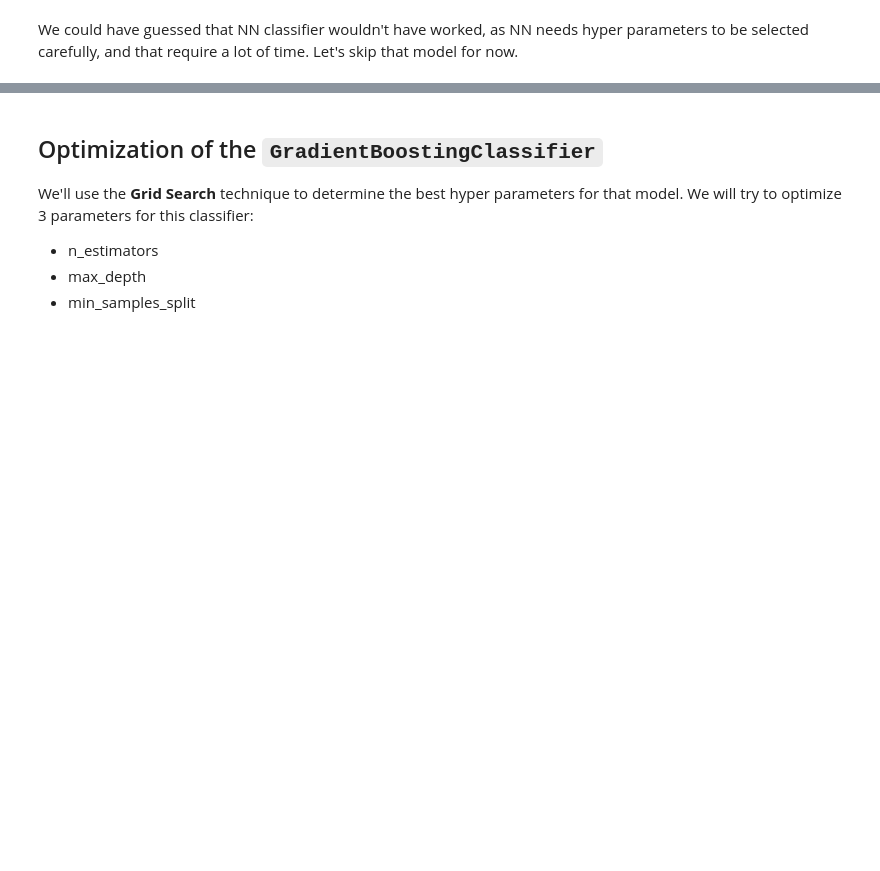
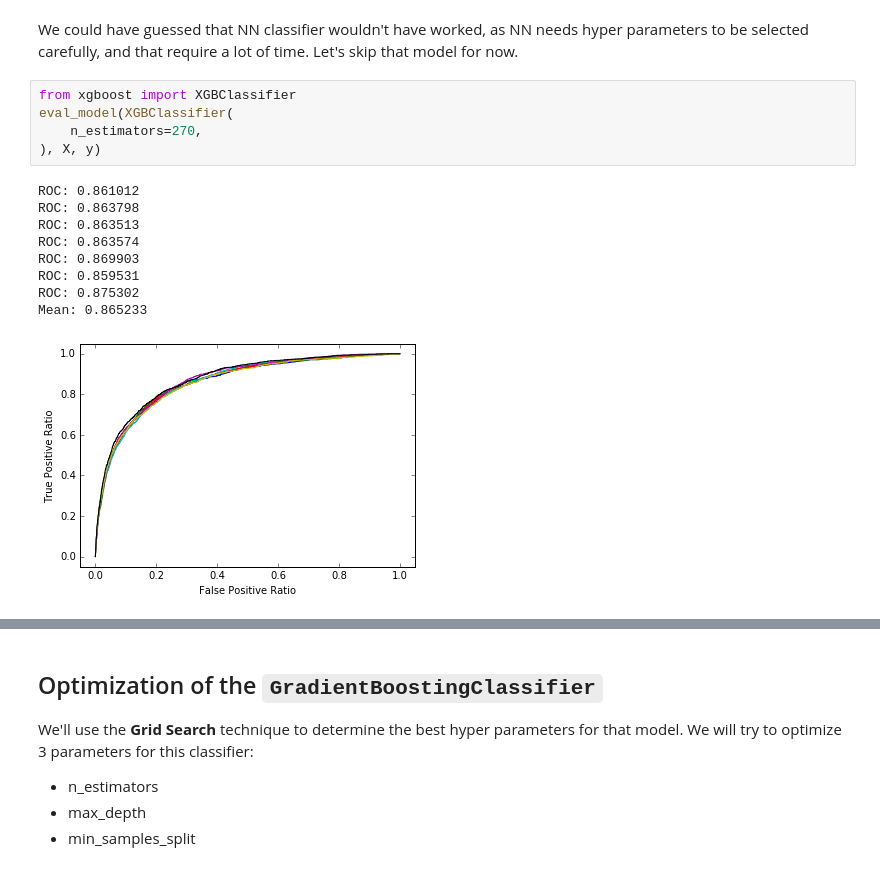
Before and after one commit to aeud/hb-kgl, a Jupyter notebook: jupyter/hb.ipynb, the cells around one changed output, grey strips where cells are left out. Cells and saved outputs as stored; diff of their text form; blank space fills up the shorter version.

Commit message:
Try XGBoost

```diff
--- a/jupyter/hb.ipynb
+++ b/jupyter/hb.ipynb
@@ -527,3 +527,18 @@ Mean: 0.738574
 [figure]
 # %% [markdown]
 We could have guessed that NN classifier wouldn't have worked, as NN needs hyper parameters to be selected carefully, and that require a lot of time. Let's skip that model for now.
+# %%
+from xgboost import XGBClassifier
+eval_model(XGBClassifier(
+    n_estimators=270,
+), X, y)
+# %% [output]
+ROC: 0.861012
+ROC: 0.863798
+ROC: 0.863513
+ROC: 0.863574
+ROC: 0.869903
+ROC: 0.859531
+ROC: 0.875302
+Mean: 0.865233
+[figure, added]
```
Also changed, not shown: parts of 22 cells of this notebook, 1 other file.
